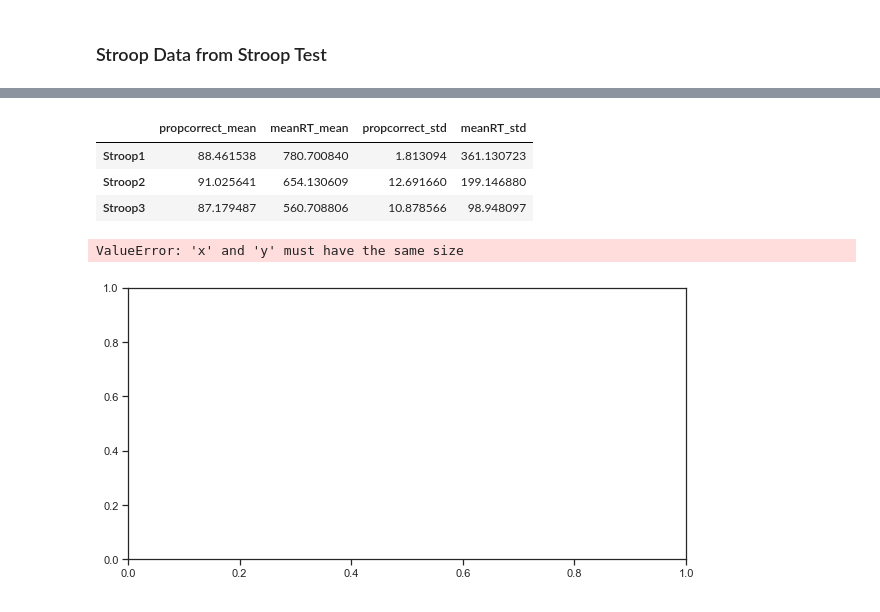
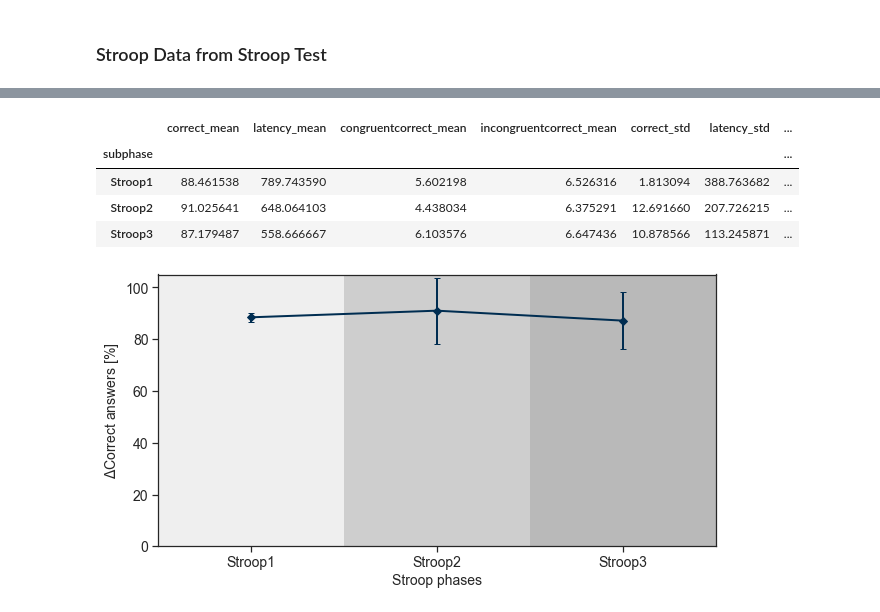
Before and after one commit to mad-lab-fau/BioPsyKit, a Jupyter notebook: examples/STROOP_Example.ipynb, the cells around one changed output, grey strips where cells are left out. Drawn from its saved outputs; the diff is of its cells as text; code cells hidden in the pictures.

Commit message:
fixed functions in stroop.py

```diff
--- a/examples/STROOP_Example.ipynb
+++ b/examples/STROOP_Example.ipynb
@@ -95,4 +98,4 @@ ax = stroop.hr_mean_plot(data=mean_se_groups, ax=ax)
 # %%
 #load stroop data from folder into a dictionary
 folder = 'D:/Victoria/09- Studium/Master/DiPsyLab/social evaluated Stroop-Test - inkongruent/data/test/'
-dict_stroop = stroop.load_stroop_test_data(folder=folder)
+dict_stroop = bp.io.load_stroop_test_data(folder_path=folder, cols=['correct','latency','congruentcorrect','incongruentcorrect'])
@@ -99,3 +124,7 @@ dict_stroop = stroop.load_stroop_test_data(folder=folder)
 # %%
 #example of condition dict
 condition_dict = {'IG': ['VP13'], 'KG': ['VP21']}
+# %%
+#get mean response time and proportional correct answers of each participant
+df_stroop = stroop.stroop_dict_to_dataframe(dict_stroop=dict_stroop)
+df_stroop
@@ -103,7 +141,7 @@ condition_dict = {'IG': ['VP13'], 'KG': ['VP21']}
 #split dict stroop into groups
 dict_stroop_groups = stroop.split_groups_stroop(dict_stroop, condition_dict)
 # %%
-#get mean response time and proportional correct answers of each participant
-df_stroop = stroop.get_stroop_dataframe(dict_stroop=dict_stroop)
-df_stroop
+#get mean response time and proportional correct answers of each participant per condition
+df_stroop_groups = stroop.stroop_dict_to_dataframe(dict_stroop=dict_stroop_groups, is_group_dict=True)
+df_stroop_groups
 # %% [output]
@@ -148,15 +158,15 @@ stroop_mean = stroop.stroop_mean_se(df_stroop)
 # %%
 stroop_mean
 # %% [output]
-|  | propcorrect_mean | meanRT_mean | propcorrect_std | meanRT_std |
-| Stroop1 | 88.461538 | 780.700840 | 1.813094 | 361.130723 |
-| Stroop2 | 91.025641 | 654.130609 | 12.691660 | 199.146880 |
-| Stroop3 | 87.179487 | 560.708806 | 10.878566 | 98.948097 |
+|  | correct_mean | latency_mean | congruentcorrect_mean | incongruentcorrect_mean | correct_std | latency_std | ... |
+| subphase |  |  |  |  |  |  | ... |
+| Stroop1 | 88.461538 | 789.743590 | 5.602198 | 6.526316 | 1.813094 | 388.763682 | ... |
+| Stroop2 | 91.025641 | 648.064103 | 4.438034 | 6.375291 | 12.691660 | 207.726215 | ... |
+| Stroop3 | 87.179487 | 558.666667 | 6.103576 | 6.647436 | 10.878566 | 113.245871 | ... |
 # %%
 fig, ax = plt.subplots(figsize=(10, 5))
-ax = stroop.stroop_plot(stroop_mean,ax=ax, variable='propcorrect')
+ax = stroop.stroop_plot(stroop_mean,ax=ax, variable='correct')
 # %% [output]
-ValueError: 'x' and 'y' must have the same size
-[figure, old version]
+[figure, new version]
 # %%
 stroop_mean_group = stroop.stroop_mean_se(df_stroop_groups, True)
```
Also changed, not shown: parts of 9 cells of this notebook, 1 other file.
